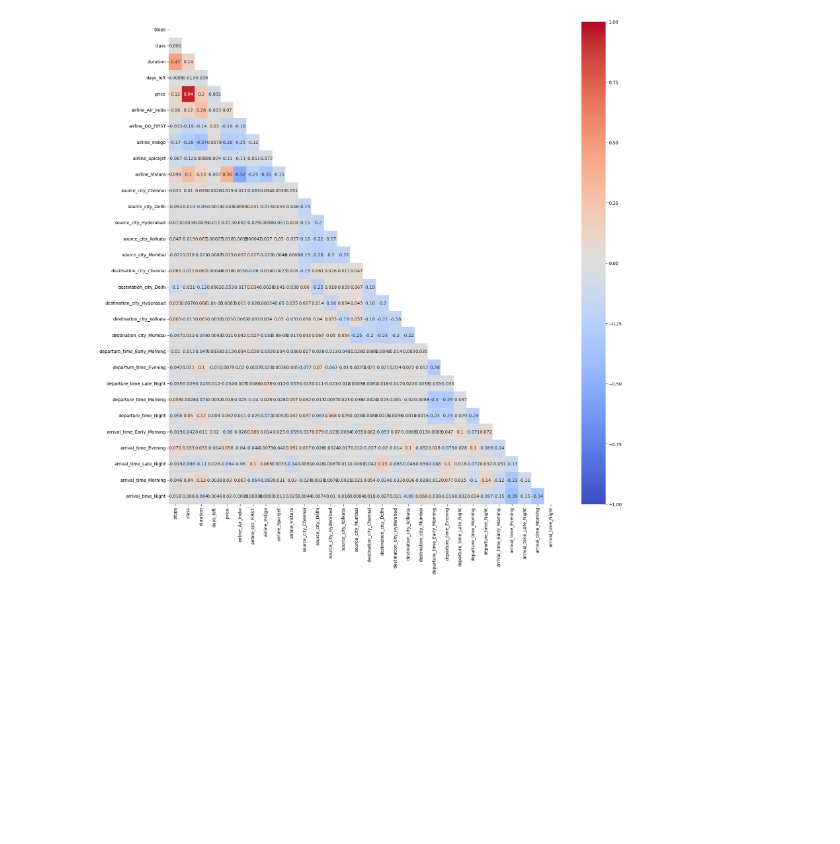
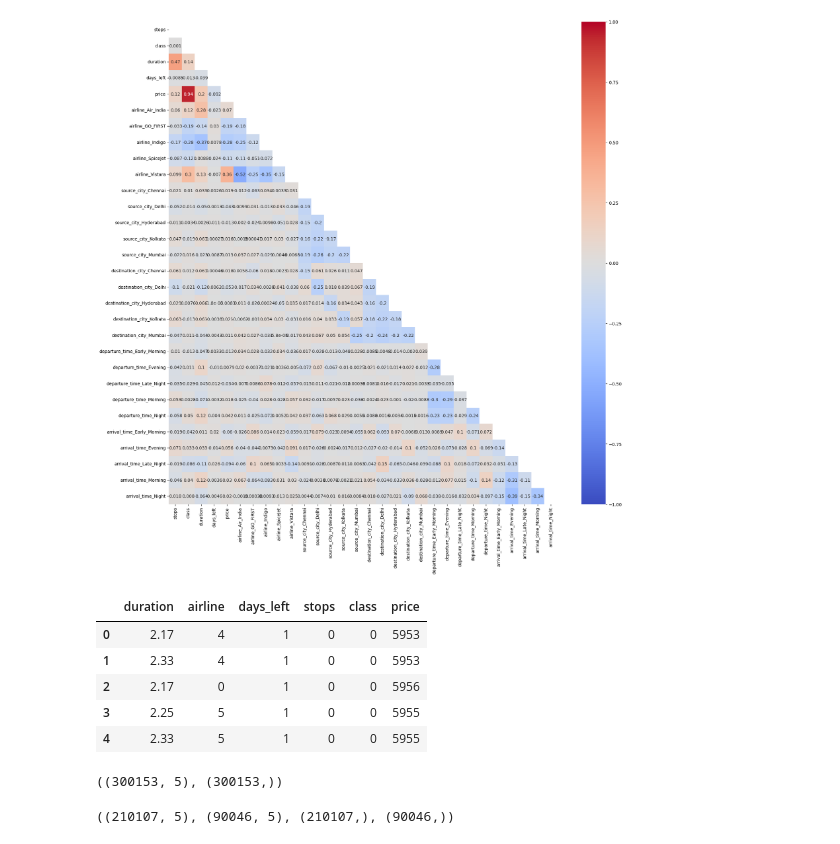
Before and after one commit to unclethien/Flight-Price-Prediction-Project, a Jupyter notebook: data analysis.ipynb, the cells around one changed output. Cells and saved outputs as stored; diff of their text form; code cells hidden in the pictures; blank space fills up the shorter version.

```diff
--- a/data analysis.ipynb
+++ b/data analysis.ipynb
@@ -346,3 +353,29 @@ sns.heatmap(df_preprocessed.corr(),annot=True,mask = mask,cmap='coolwarm', vmin=
 # %% [output]
 <Axes: >
 [figure]
+# %%
+#drop the columns which are highly correlated
+df_subset = df[['duration','airline','days_left','stops','class','price']]
+# %%
+# Coverting the labels into a numeric form using Label Encoder
+from sklearn.preprocessing import LabelEncoder
+le=LabelEncoder()
+for col in df_subset.columns:
+    if df_subset[col].dtype=='object':
+        df_subset[col]=le.fit_transform(df_subset[col])
+# %%
+df_subset.head()
+# %% [output]
+|  | duration | airline | days_left | stops | class | price |
+| 0 | 2.17 | 4 | 1 | 0 | 0 | 5953 |
+| 1 | 2.33 | 4 | 1 | 0 | 0 | 5953 |
+| 2 | 2.17 | 0 | 1 | 0 | 0 | 5956 |
+| 3 | 2.25 | 5 | 1 | 0 | 0 | 5955 |
+| 4 | 2.33 | 5 | 1 | 0 | 0 | 5955 |
+# %%
+#storing the independent and dependent variables in X and y
+X=df_subset.drop('price',axis=1)
+y=df_subset['price']
+X.shape,y.shape
+# %% [output]
+((300153, 5), (300153,))
@@ -348,0 +384,6 @@ sns.heatmap(df_preprocessed.corr(),annot=True,mask = mask,cmap='coolwarm', vmin=
+# %%
+#splitting the data into training and testing data
+X_train,X_test,y_train,y_test=train_test_split(X,y,test_size=0.3, random_state=42)
+X_train.shape,X_test.shape,y_train.shape,y_test.shape
+# %% [output]
+((210107, 5), (90046, 5), (210107,), (90046,))
```
Also changed, not shown: parts of 12 cells of this notebook.
